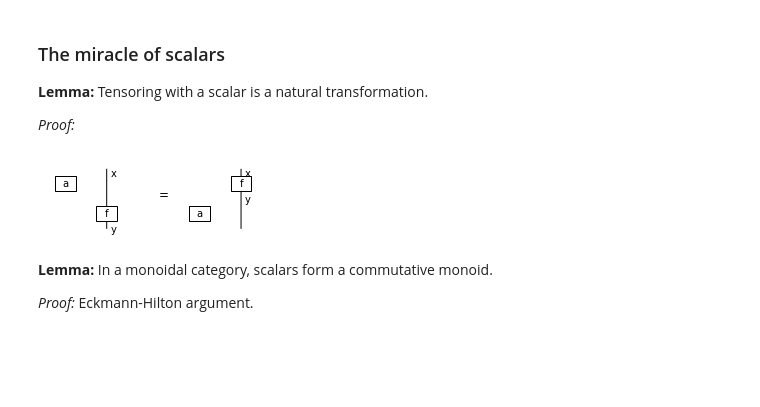
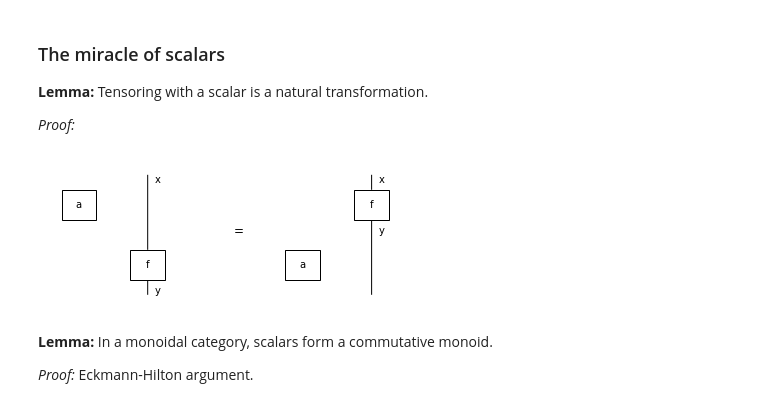
Before and after one commit to cnm13ryan/discopy, a Jupyter notebook: docs/notebooks/21-05-05-tallcat.ipynb, the cells around one changed output. Cells and saved outputs as stored; diff of their text form; code cells hidden in the pictures; blank space fills up the shorter version.

```diff
--- a/docs/notebooks/21-05-05-tallcat.ipynb
+++ b/docs/notebooks/21-05-05-tallcat.ipynb
@@ -49,16 +50,17 @@ We also get a new intuition for monoidal categories:
 
 _Proof:_
 # %%
-from discopy import Ty, Box, Id, drawing
+from discopy.monoidal import Ty, Box
+from discopy import drawing
 
-x, y, z = map(Ty, 'xyz')
+x, y, z = Ty(*"xyz")
 f, g = Box('f', x, y), Box('g', y, z)
 a, b, c, d = (Box(x, Ty(), Ty()) for x in 'abcd')
 
-assert a @ Id(x) >> f == (f >> a @ Id(y)).normal_form()
-drawing.equation(a @ Id(x) >> f, f >> a @ Id(y), figsize=(3, 1))
+assert a @ x >> f == (f >> a @ y).normal_form()
+drawing.equation(a @ x >> f, f >> a @ y, figsize=(5, 2))
 # %% [output]
-[figure, old version]
+[figure, new version]
 # %% [markdown]
 **Lemma:** In a monoidal category, scalars form a commutative monoid.
 
```
Also changed, not shown: parts of 7 cells of this notebook, 10 other files.
